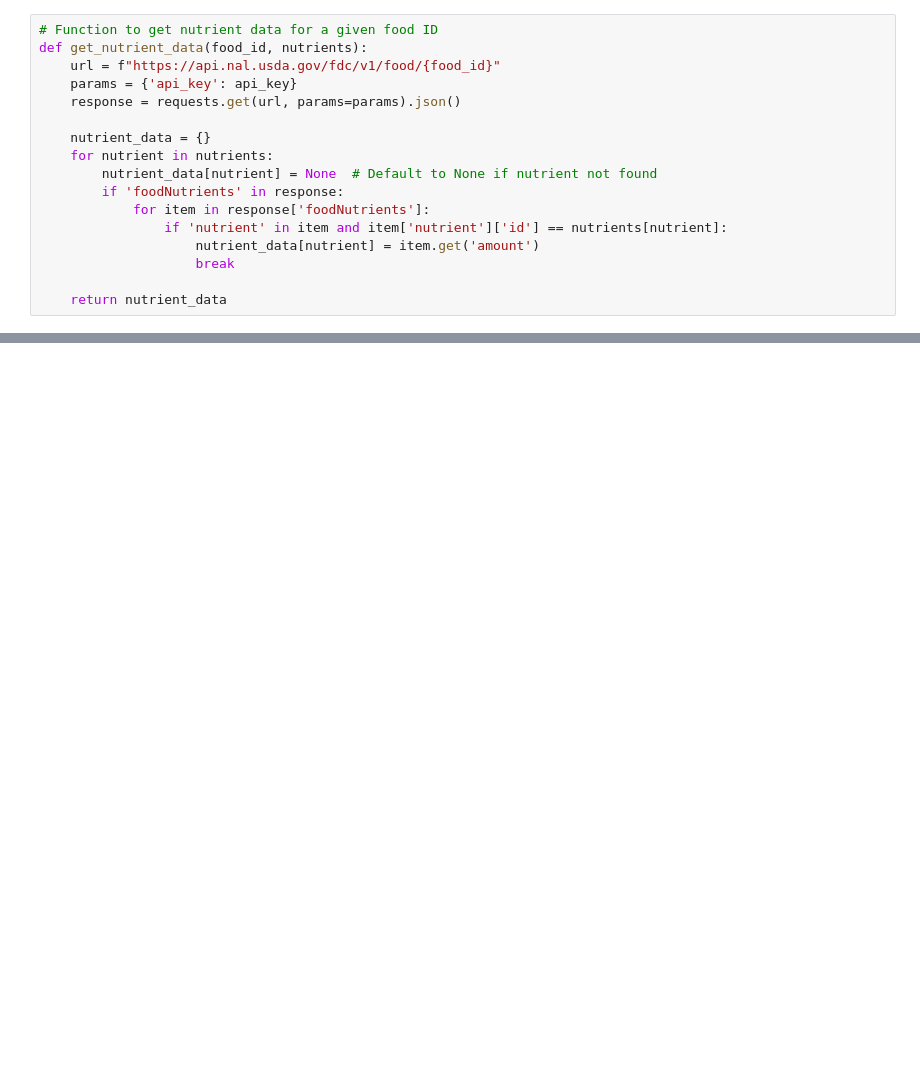
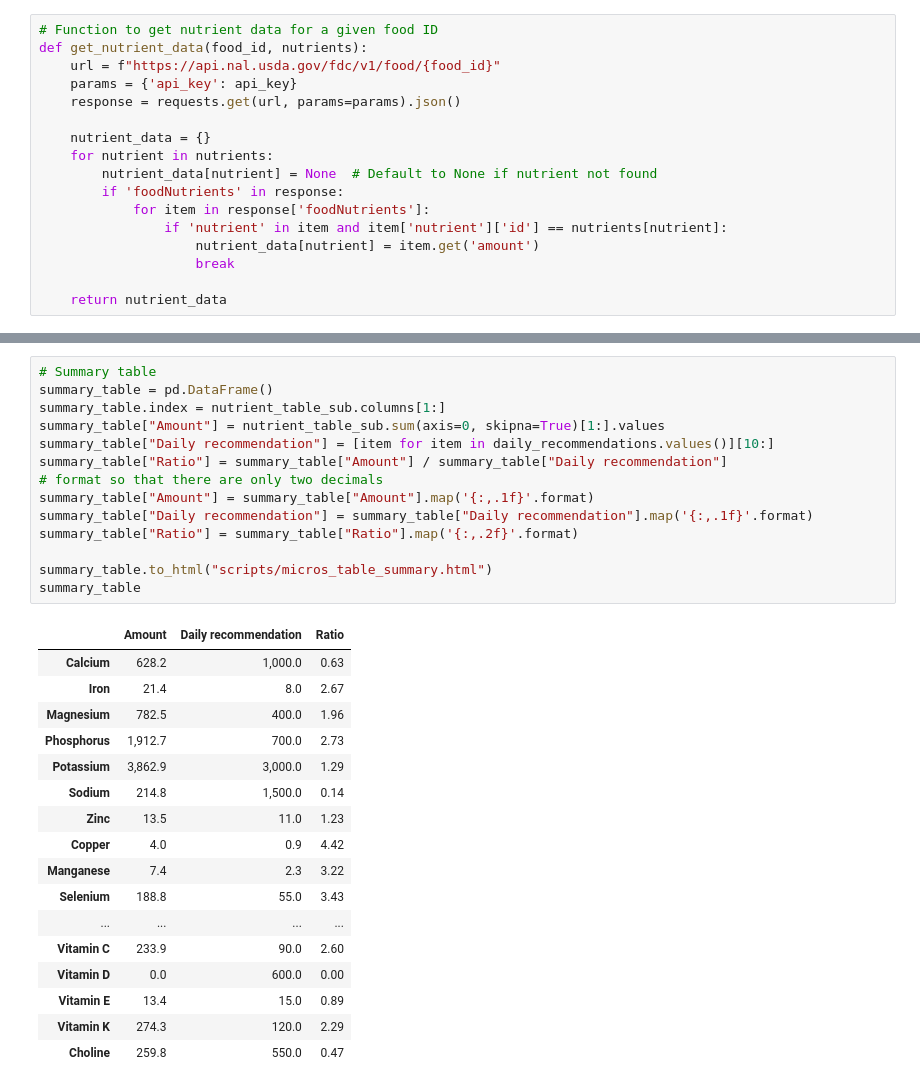
Before and after one commit to JonasMeirer/jonasmeirer.github.io, a Jupyter notebook: scripts/get_foodnutrition_table.ipynb, the cells around one changed output, grey strips where cells are left out. Drawn from its saved outputs; the diff is of its cells as text; blank space fills up the shorter version.

```diff
--- a/scripts/get_foodnutrition_table.ipynb
+++ b/scripts/get_foodnutrition_table.ipynb
@@ -172,0 +207,32 @@ dtype: object
+# %%
+# Summary table
+summary_table = pd.DataFrame()
+summary_table.index = nutrient_table_sub.columns[1:]
+summary_table["Amount"] = nutrient_table_sub.sum(axis=0, skipna=True)[1:].values
+summary_table["Daily recommendation"] = [item for item in daily_recommendations.values()][10:]
+summary_table["Ratio"] = summary_table["Amount"] / summary_table["Daily recommendation"]
+# format so that there are only two decimals
+summary_table["Amount"] = summary_table["Amount"].map('{:,.1f}'.format)
+summary_table["Daily recommendation"] = summary_table["Daily recommendation"].map('{:,.1f}'.format)
+summary_table["Ratio"] = summary_table["Ratio"].map('{:,.2f}'.format)
+
+summary_table.to_html("scripts/micros_table_summary.html")
+summary_table
+# %% [output]
+|  | Amount | Daily recommendation | Ratio |
+| Calcium | 628.2 | 1,000.0 | 0.63 |
+| Iron | 21.4 | 8.0 | 2.67 |
+| Magnesium | 782.5 | 400.0 | 1.96 |
+| Phosphorus | 1,912.7 | 700.0 | 2.73 |
+| Potassium | 3,862.9 | 3,000.0 | 1.29 |
+| Sodium | 214.8 | 1,500.0 | 0.14 |
+| Zinc | 13.5 | 11.0 | 1.23 |
+| Copper | 4.0 | 0.9 | 4.42 |
+| Manganese | 7.4 | 2.3 | 3.22 |
+| Selenium | 188.8 | 55.0 | 3.43 |
+| ... | ... | ... | ... |
+| Vitamin C | 233.9 | 90.0 | 2.60 |
+| Vitamin D | 0.0 | 600.0 | 0.00 |
+| Vitamin E | 13.4 | 15.0 | 0.89 |
+| Vitamin K | 274.3 | 120.0 | 2.29 |
+| Choline | 259.8 | 550.0 | 0.47 |
```
Also changed, not shown: parts of 6 cells of this notebook, 8 other files.
